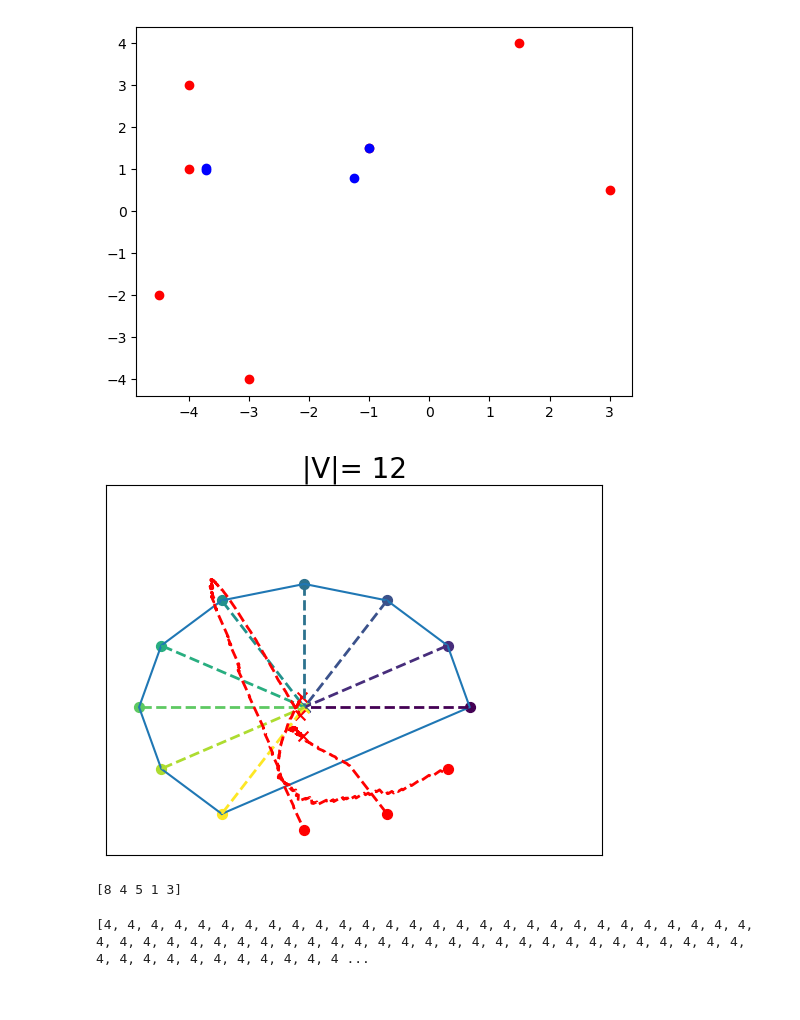
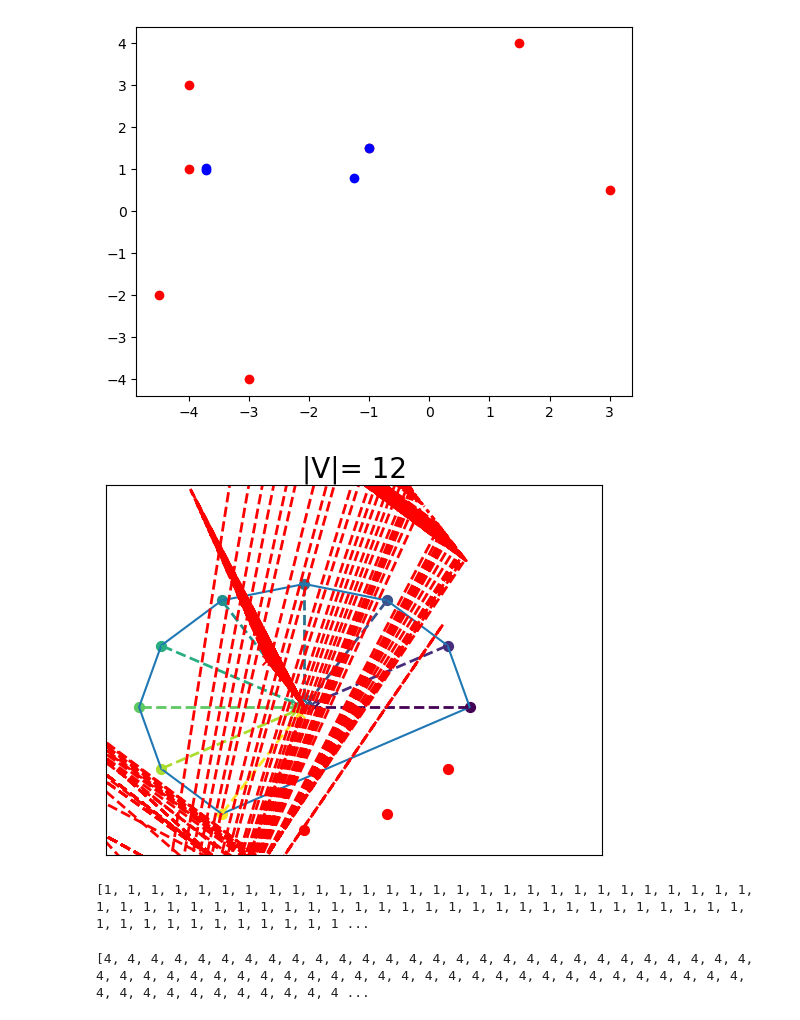
Before and after one commit to ChrisAshtonLee/Tukey, a Jupyter notebook: TukeyMedian.ipynb, the cells around one changed output. Saved outputs shown, nothing was run; the diff lists cells and outputs as text; code cells hidden in the pictures.

```diff
--- a/TukeyMedian.ipynb
+++ b/TukeyMedian.ipynb
@@ -452,7 +452,7 @@ def TukeyMedian2(X):
                        # print('good',pvert)
                         kverts.append(pvert)
 
-    return TK, kverts#,lowerklevels[TK],upperklevels[TK],pverts
+    return TK#,kverts#,lowerklevels[TK],upperklevels[TK],pverts
 # %%
 X = np.array(((60,24),(56,51),(49,53),(50,16),(91,83),(7,100),(20,2)))
 idx,kverts = TukeyMedian2(X)
@@ -652,8 +703,11 @@ if n >6:
 if n>9:
    # X[n-3] = np.array((7,-3))
     attackers = [n-3,n-2,n-1];
-
-Xn = np.zeros((n,6,2));
+attackerTargetHist = []
+attackerTargetHist.append([])
+attackerTargetHist.append([])
+attackerTargetHist.append([])
+Xn = np.zeros((n,9,2));
 #Xn = np.zeros((8,8,2))
 N = []
 
@@ -661,11 +715,11 @@ for i in range(n):
     retry = True
     while retry:
         q = 0
-        nh = random.sample(range(n),6)
+        nh = random.sample(range(n),9)
         for attacker in attackers:
             if attacker in nh:
                 q= q+1
-        if q<2:
+        if q<3:
             N.append(nh)
             Xn[i][:] = X[N[i]]
             retry = False
@@ -720,6 +774,7 @@ targetdist=np.zeros((n,1));
 snapshot= (0,80,160,240,300,600)
 imphist = [];
 tm = []
+attackedHood = [[],[],[]]
 while not empty:
 
     #ax.cla();
@@ -761,13 +816,17 @@ while not empty:
 
         elif i in attackers:
             firstfound = False
+            used = []
             for j in range(len(N)):
-                if not firstfound:
+                if not firstfound and j not in used:
                     for k in range(len(N[j])):
                         if N[j][k] == i:
+                            used.append(j)
                             temp = np.delete(X[N[j]],k, axis = 0)
                             target[i]= attackerTarget(temp)
                             firstfound = True
+                            attackerTargetHist[attackers.index(i)].append(target[i])
+                            attackedHood[attackers.index(i)].append(j)
            # target[i] = attackerTarget[attackers.index(i)];
 
 
@@ -775,40 +834,42 @@ while not empty:
 
     for i in range(n):
         X[i]= X[i]+dt*(target[i]-X[i]);
-
+    for i in attackers:
+        X[i] = target[i]
     Xhist.append(X.copy());
 
 
 
-    if step>600:
+    if step>300:
         empty = True;
 
 
     for i in range(n-len(attackers)):
         for j in range(n-len(attackers)):
             temp = np.linalg.norm(X[i]-X[j]);
             if temp> maxdist[0][step]:
                 maxdist[0][step] = temp;
     step +=1;
 
 for i in range(n):
     xplot = ExtractX(Xhist,i);
     yplot = ExtractY(Xhist,i);
     endn = len(xplot);
     ax.plot(xplot,yplot,c = colors[i],linestyle='dashed',linewidth= 2);
     ax.scatter(xplot[endn-1],yplot[endn-1],c = colors[i], marker='x',s=50);
 ax.set_xlim(-6,9);
 ax.set_ylim(-6,9);
 ax.set_xticks([])
 ax.set_yticks([])
 plt.title('|V|= '+str(n),fontsize = 20);
 plt.savefig("Centerpoint_trajectories_n"+str(n)+"_f"+str(f)+".jpg")
 # %% [output]
-[figure, old version]
+[figure, new version]
 # %%
-print(temp)
+targ = np.array(attackerTargetHist[0])
+print(attackedHood[0])
 # %% [output]
-[8 4 5 1 3]
+[1, 1, 1, 1, 1, 1, 1, 1, 1, 1, 1, 1, 1, 1, 1, 1, 1, 1, 1, 1, 1, 1, 1, 1, 1, 1, 1, 1, 1, 1, 1, 1, 1, 1, 1, 1, 1, 1, 1, 1, 1, 1, 1, 1, 1, 1, 1, 1, 1, 1, 1, 1, 1, 1, 1, 1, 1, 1, 1, 1, 1, 1, 1, 1, 1, 1, 1 ...
 # %%
 TM = []
 for i in range(len(X)):
```
Also changed, not shown: parts of 11 cells of this notebook.
